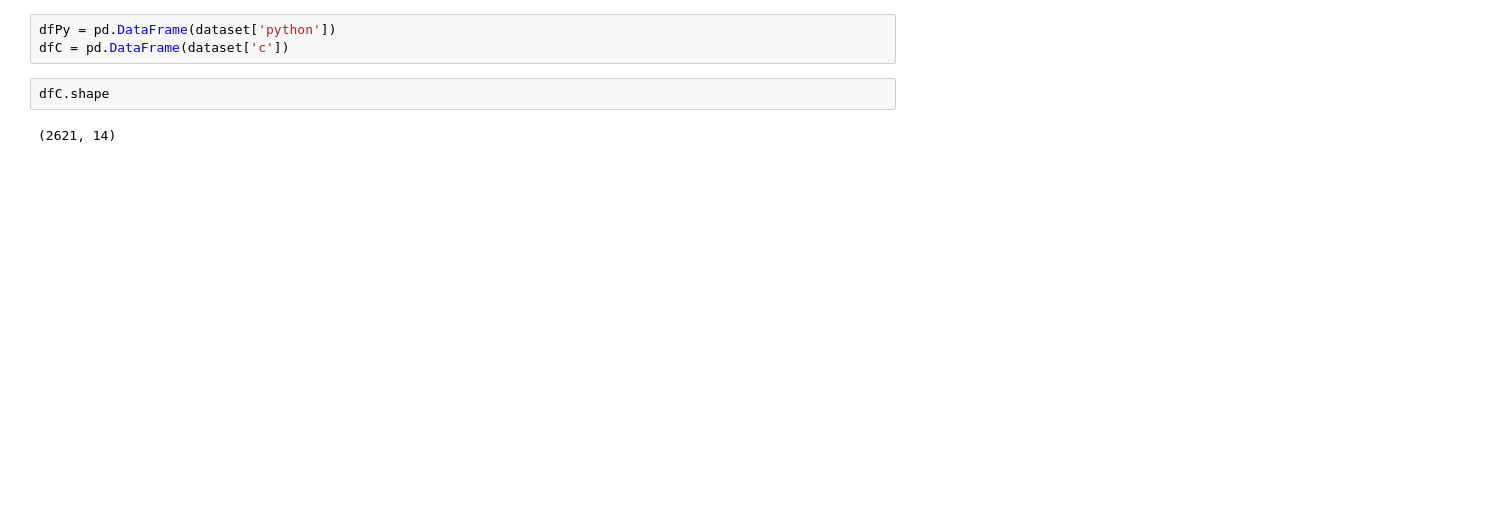
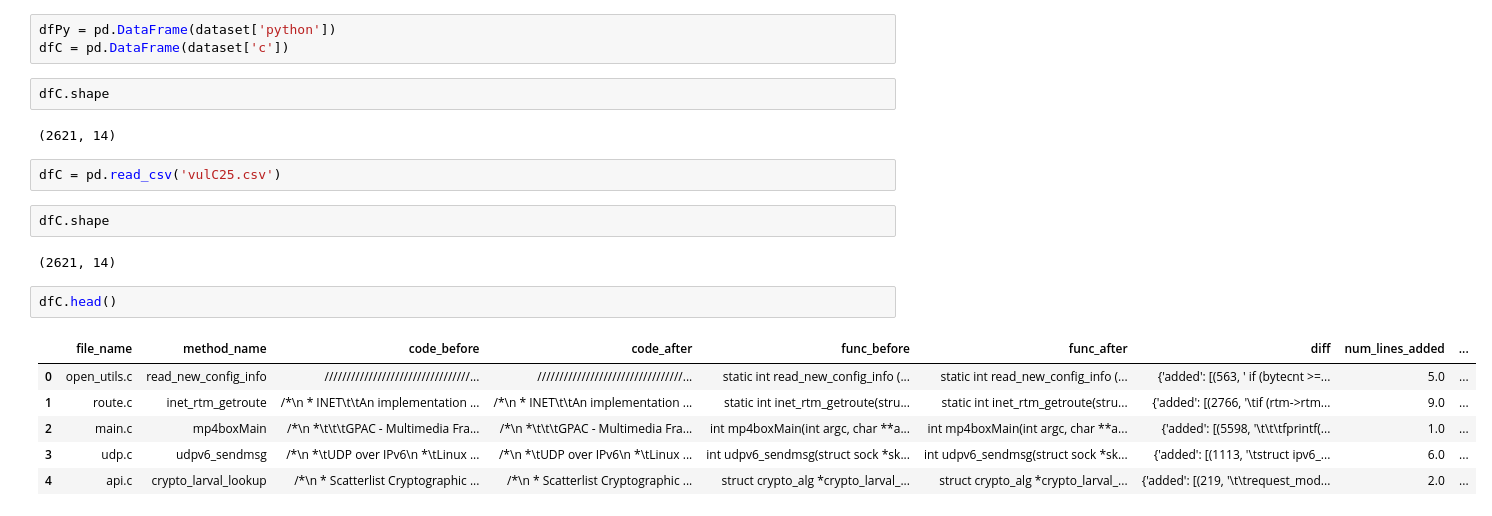
Before and after one commit to euisuh/CVEFixesUtil, a Jupyter notebook: dbQuery.ipynb, the cells around one changed output. Saved outputs shown, nothing was run; the diff lists cells and outputs as text; blank space fills up the shorter version.

```diff
--- a/dbQuery.ipynb
+++ b/dbQuery.ipynb
@@ -32,3 +32,18 @@ dfC = pd.DataFrame(dataset['c'])
 dfC.shape
 # %% [output]
 (2621, 14)
+# %%
+dfC = pd.read_csv('vulC25.csv')
+# %%
+dfC.shape
+# %% [output]
+(2621, 14)
+# %%
+dfC.head()
+# %% [output]
+|  | file_name | method_name | code_before | code_after | func_before | func_after | diff | num_lines_added | ... |
+| 0 | open_utils.c | read_new_config_info | /////////////////////////////////... | /////////////////////////////////... | static int read_new_config_info (... | static int read_new_config_info (... | {'added': [(563, ' if (bytecnt >=... | 5.0 | ... |
+| 1 | route.c | inet_rtm_getroute | /*\n * INET\t\tAn implementation ... | /*\n * INET\t\tAn implementation ... | static int inet_rtm_getroute(stru... | static int inet_rtm_getroute(stru... | {'added': [(2766, '\tif (rtm->rtm... | 9.0 | ... |
+| 2 | main.c | mp4boxMain | /*\n *\t\t\tGPAC - Multimedia Fra... | /*\n *\t\t\tGPAC - Multimedia Fra... | int mp4boxMain(int argc, char **a... | int mp4boxMain(int argc, char **a... | {'added': [(5598, '\t\t\tfprintf(... | 1.0 | ... |
+| 3 | udp.c | udpv6_sendmsg | /*\n *\tUDP over IPv6\n *\tLinux ... | /*\n *\tUDP over IPv6\n *\tLinux ... | int udpv6_sendmsg(struct sock *sk... | int udpv6_sendmsg(struct sock *sk... | {'added': [(1113, '\tstruct ipv6_... | 6.0 | ... |
+| 4 | api.c | crypto_larval_lookup | /*\n * Scatterlist Cryptographic ... | /*\n * Scatterlist Cryptographic ... | struct crypto_alg *crypto_larval_... | struct crypto_alg *crypto_larval_... | {'added': [(219, '\t\trequest_mod... | 2.0 | ... |
```
Also changed, not shown: parts of 15 cells of this notebook.
